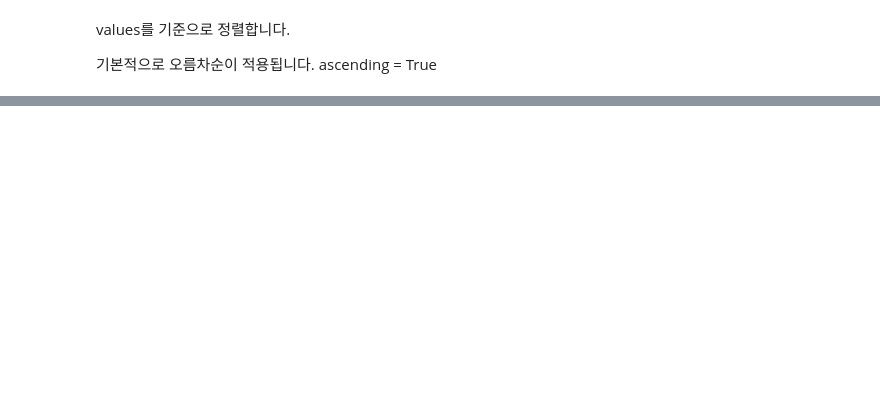
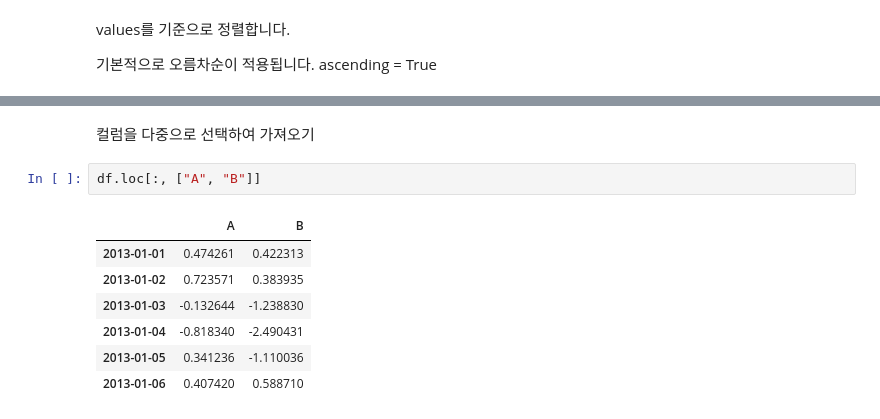
Before and after one commit to HwangHanJae/DataScience_Basic_Tect, a Jupyter notebook: pandas_10minutes_tutorial.ipynb, the cells around one changed output, grey strips where cells are left out. Drawn from its saved outputs; the diff is of its cells as text; blank space fills up the shorter version.

```diff
--- a/pandas_10minutes_tutorial.ipynb
+++ b/pandas_10minutes_tutorial.ipynb
@@ -207,0 +252,12 @@ df.sort_values(by="B")
+# %% [markdown]
+컬럼을 다중으로 선택하여 가져오기
+# %%
+df.loc[:, ["A", "B"]]
+# %% [output]
+|  | A | B |
+| 2013-01-01 | 0.474261 | 0.422313 |
+| 2013-01-02 | 0.723571 | 0.383935 |
+| 2013-01-03 | -0.132644 | -1.238830 |
+| 2013-01-04 | -0.818340 | -2.490431 |
+| 2013-01-05 | 0.341236 | -1.110036 |
+| 2013-01-06 | 0.407420 | 0.588710 |
```
Also changed, not shown: parts of 27 cells of this notebook.
